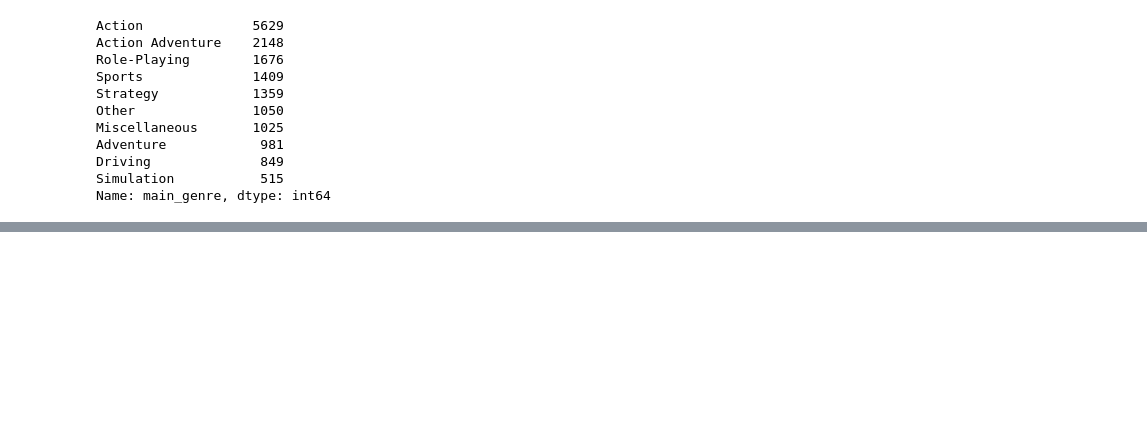
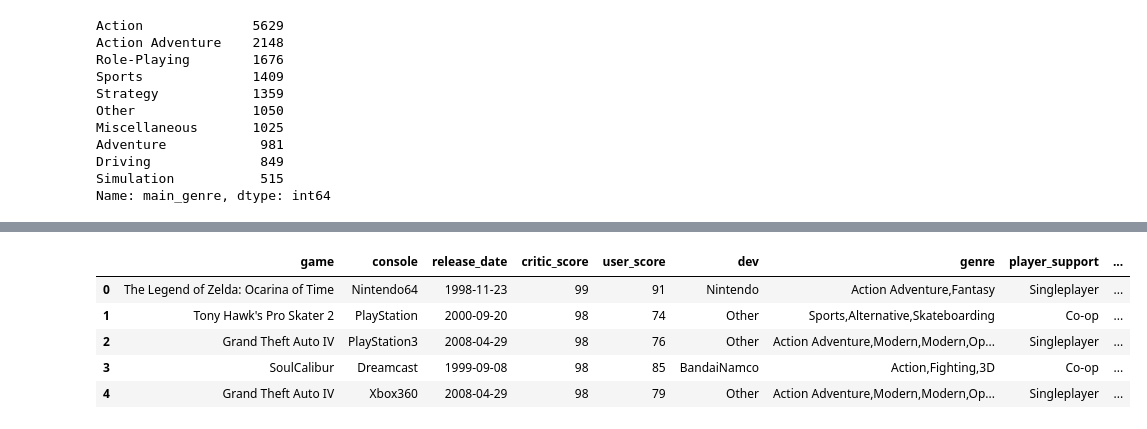
Before and after one commit to GuiMacc/mid_project, a Jupyter notebook: Notebooks/exploratory notebook.ipynb, the cells around one changed output, grey strips where cells are left out. Saved outputs shown, nothing was run; the diff lists cells and outputs as text; code cells hidden in the pictures; blank space fills up the shorter version.

```diff
--- a/Notebooks/exploratory notebook.ipynb
+++ b/Notebooks/exploratory notebook.ipynb
@@ -566,0 +849,10 @@ Name: main_genre, dtype: int64
+# %%
+data['yearly_num_reviews']=(data['num_users'])/((a+1)-data['release_year'])
+data.head()
+# %% [output]
+|  | game | console | release_date | critic_score | user_score | dev | genre | player_support | ... |
+| 0 | The Legend of Zelda: Ocarina of Time | Nintendo64 | 1998-11-23 | 99 | 91 | Nintendo | Action Adventure,Fantasy | Singleplayer | ... |
+| 1 | Tony Hawk's Pro Skater 2 | PlayStation | 2000-09-20 | 98 | 74 | Other | Sports,Alternative,Skateboarding | Co-op | ... |
+| 2 | Grand Theft Auto IV | PlayStation3 | 2008-04-29 | 98 | 76 | Other | Action Adventure,Modern,Modern,Op... | Singleplayer | ... |
+| 3 | SoulCalibur | Dreamcast | 1999-09-08 | 98 | 85 | BandaiNamco | Action,Fighting,3D | Co-op | ... |
+| 4 | Grand Theft Auto IV | Xbox360 | 2008-04-29 | 98 | 79 | Other | Action Adventure,Modern,Modern,Op... | Singleplayer | ... |
```
Also changed, not shown: parts of 49 cells of this notebook.
